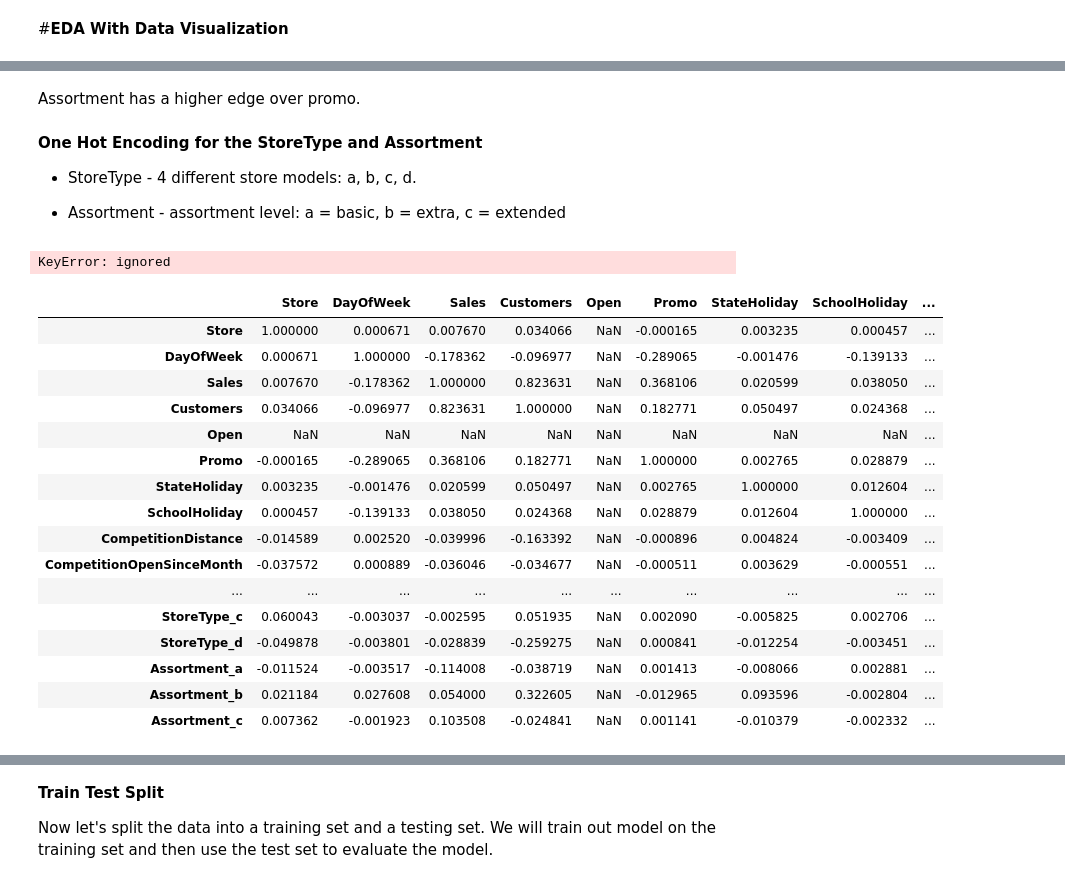
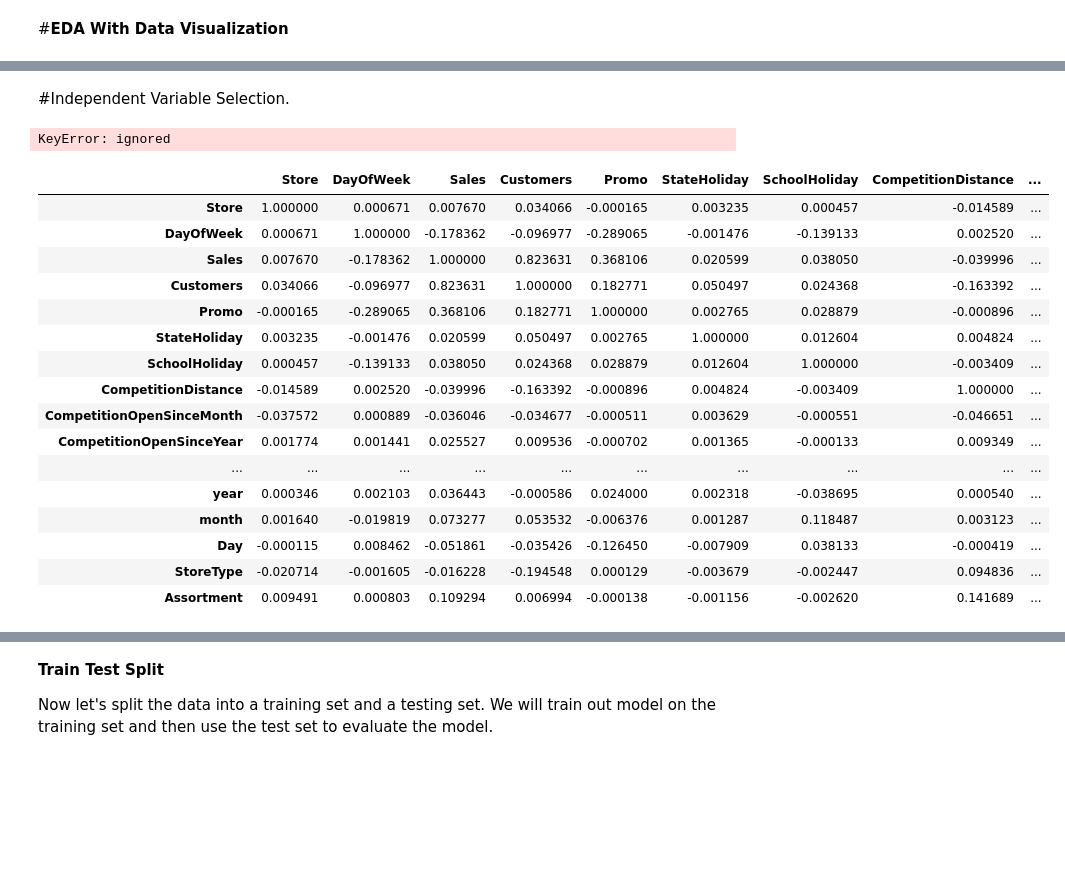
Before and after one commit to DeepakKumarSingh003/Rossmann-Sales-Prediction-, a Jupyter notebook: ML_Rossmann_Sales_Prediction_Capstone_Project.ipynb, the cells around one changed output, grey strips where cells are left out. Saved outputs shown, nothing was run; the diff lists cells and outputs as text; code cells hidden in the pictures; blank space fills up the shorter version.

```diff
--- a/ML_Rossmann_Sales_Prediction_Capstone_Project.ipynb
+++ b/ML_Rossmann_Sales_Prediction_Capstone_Project.ipynb
@@ -448,9 +455,6 @@ df_mask2
 **Obervation:-**We can drop the Customers datapoints which are greater than 2500 as they are very less percentage of the dataset and are probably outliers.
 
 **Drop Outliers**
-# %%
-#Drop Cutomers value above 2500
-df.drop(df_mask2.index,inplace=True)
 # %% [markdown]
 **CompetitionOpenSinceYear**
 * In real world scenario it is possible to have these values as exceptionals.But for the ML algos and they may create problem.
@@ -561,5 +562,3 @@ plt.show()
 # %%
-#Drop when Sales = 0
-df.drop(df.loc[(df['Sales']==0)].index,inplace=True)
-print(df.shape)
+df["Sales"]=df['Sales'].drop(df["Sales"]==0,axis=1,inplace=True)
 # %% [output]
@@ -802,34 +577,34 @@ plt.show()
-# %% [markdown]
-Assortment has a higher edge over promo.
-# %% [markdown]
-**One Hot Encoding for the StoreType and Assortment**
-* StoreType - 4 different store models: a, b, c, d.
-
-* Assortment - assortment level: a = basic, b = extra, c = extended
-# %%
-#We can use Dummies we have less categories to encode.
-df=pd.get_dummies(df, columns = ['StoreType',	'Assortment'])
-# %% [output]
-KeyError: ignored
+# %% [markdown]
+#Independent Variable Selection.
+# %%
+## Select the ones you want
+Select_df=df[['Store', 'DayOfWeek', 'Sales', 'Customers',  'Promo',
+       'StateHoliday', 'SchoolHoliday', 'CompetitionDistance',
+       'CompetitionOpenSinceMonth', 'CompetitionOpenSinceYear', 'Promo2',
+       'Promo2SinceWeek', 'Promo2SinceYear',  'year', 'month',
+       'Day', 'StoreType',
+       'Assortment']]
+# %% [output]
+KeyError: ignored
 # %%
 #Corr map
-correlation = df.corr()
+correlation = Select_df.corr()
 correlation
 # %% [output]
-|  | Store | DayOfWeek | Sales | Customers | Open | Promo | StateHoliday | SchoolHoliday | ... |
-| Store | 1.000000 | 0.000671 | 0.007670 | 0.034066 | NaN | -0.000165 | 0.003235 | 0.000457 | ... |
-| DayOfWeek | 0.000671 | 1.000000 | -0.178362 | -0.096977 | NaN | -0.289065 | -0.001476 | -0.139133 | ... |
-| Sales | 0.007670 | -0.178362 | 1.000000 | 0.823631 | NaN | 0.368106 | 0.020599 | 0.038050 | ... |
-| Customers | 0.034066 | -0.096977 | 0.823631 | 1.000000 | NaN | 0.182771 | 0.050497 | 0.024368 | ... |
-| Open | NaN | NaN | NaN | NaN | NaN | NaN | NaN | NaN | ... |
-| Promo | -0.000165 | -0.289065 | 0.368106 | 0.182771 | NaN | 1.000000 | 0.002765 | 0.028879 | ... |
-| StateHoliday | 0.003235 | -0.001476 | 0.020599 | 0.050497 | NaN | 0.002765 | 1.000000 | 0.012604 | ... |
-| SchoolHoliday | 0.000457 | -0.139133 | 0.038050 | 0.024368 | NaN | 0.028879 | 0.012604 | 1.000000 | ... |
-| CompetitionDistance | -0.014589 | 0.002520 | -0.039996 | -0.163392 | NaN | -0.000896 | 0.004824 | -0.003409 | ... |
-| CompetitionOpenSinceMonth | -0.037572 | 0.000889 | -0.036046 | -0.034677 | NaN | -0.000511 | 0.003629 | -0.000551 | ... |
+|  | Store | DayOfWeek | Sales | Customers | Promo | StateHoliday | SchoolHoliday | CompetitionDistance | ... |
+| Store | 1.000000 | 0.000671 | 0.007670 | 0.034066 | -0.000165 | 0.003235 | 0.000457 | -0.014589 | ... |
+| DayOfWeek | 0.000671 | 1.000000 | -0.178362 | -0.096977 | -0.289065 | -0.001476 | -0.139133 | 0.002520 | ... |
+| Sales | 0.007670 | -0.178362 | 1.000000 | 0.823631 | 0.368106 | 0.020599 | 0.038050 | -0.039996 | ... |
+| Customers | 0.034066 | -0.096977 | 0.823631 | 1.000000 | 0.182771 | 0.050497 | 0.024368 | -0.163392 | ... |
+| Promo | -0.000165 | -0.289065 | 0.368106 | 0.182771 | 1.000000 | 0.002765 | 0.028879 | -0.000896 | ... |
+| StateHoliday | 0.003235 | -0.001476 | 0.020599 | 0.050497 | 0.002765 | 1.000000 | 0.012604 | 0.004824 | ... |
+| SchoolHoliday | 0.000457 | -0.139133 | 0.038050 | 0.024368 | 0.028879 | 0.012604 | 1.000000 | -0.003409 | ... |
+| CompetitionDistance | -0.014589 | 0.002520 | -0.039996 | -0.163392 | -0.000896 | 0.004824 | -0.003409 | 1.000000 | ... |
+| CompetitionOpenSinceMonth | -0.037572 | 0.000889 | -0.036046 | -0.034677 | -0.000511 | 0.003629 | -0.000551 | -0.046651 | ... |
+| CompetitionOpenSinceYear | 0.001774 | 0.001441 | 0.025527 | 0.009536 | -0.000702 | 0.001365 | -0.000133 | 0.009349 | ... |
 | ... | ... | ... | ... | ... | ... | ... | ... | ... | ... |
-| StoreType_c | 0.060043 | -0.003037 | -0.002595 | 0.051935 | NaN | 0.002090 | -0.005825 | 0.002706 | ... |
-| StoreType_d | -0.049878 | -0.003801 | -0.028839 | -0.259275 | NaN | 0.000841 | -0.012254 | -0.003451 | ... |
-| Assortment_a | -0.011524 | -0.003517 | -0.114008 | -0.038719 | NaN | 0.001413 | -0.008066 | 0.002881 | ... |
-| Assortment_b | 0.021184 | 0.027608 | 0.054000 | 0.322605 | NaN | -0.012965 | 0.093596 | -0.002804 | ... |
-| Assortment_c | 0.007362 | -0.001923 | 0.103508 | -0.024841 | NaN | 0.001141 | -0.010379 | -0.002332 | ... |
+| year | 0.000346 | 0.002103 | 0.036443 | -0.000586 | 0.024000 | 0.002318 | -0.038695 | 0.000540 | ... |
+| month | 0.001640 | -0.019819 | 0.073277 | 0.053532 | -0.006376 | 0.001287 | 0.118487 | 0.003123 | ... |
+| Day | -0.000115 | 0.008462 | -0.051861 | -0.035426 | -0.126450 | -0.007909 | 0.038133 | -0.000419 | ... |
+| StoreType | -0.020714 | -0.001605 | -0.016228 | -0.194548 | 0.000129 | -0.003679 | -0.002447 | 0.094836 | ... |
+| Assortment | 0.009491 | 0.000803 | 0.109294 | 0.006994 | -0.000138 | -0.001156 | -0.002620 | 0.141689 | ... |
```
Also changed, not shown: parts of 147 cells of this notebook.
